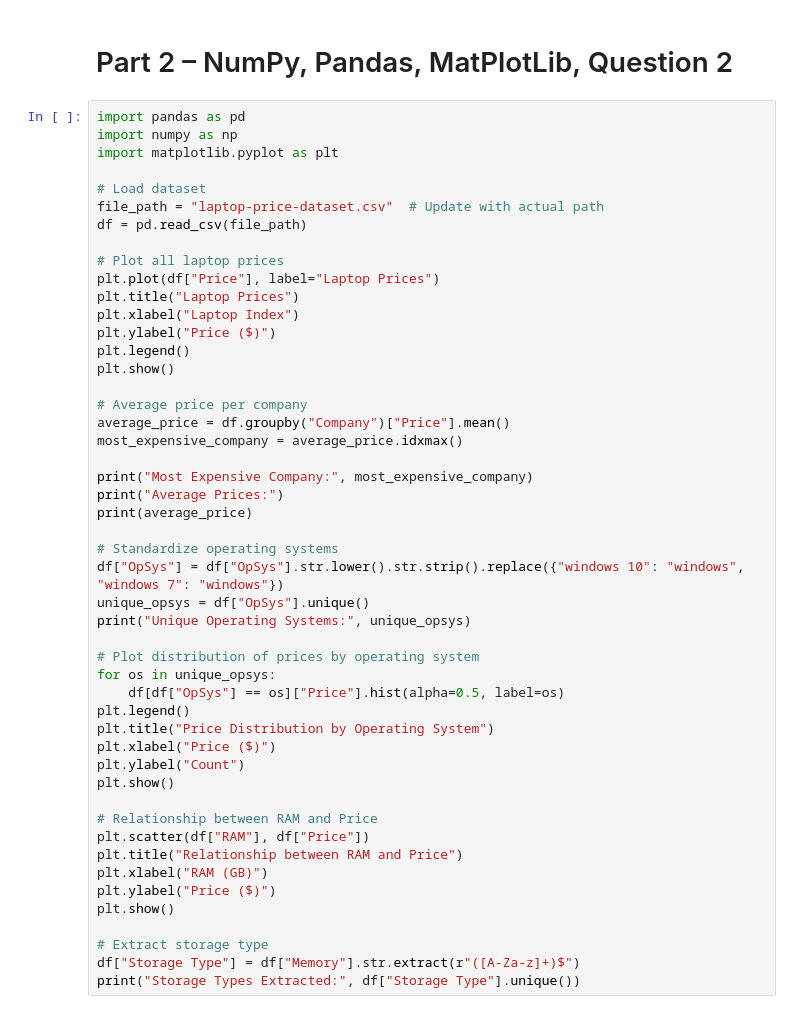
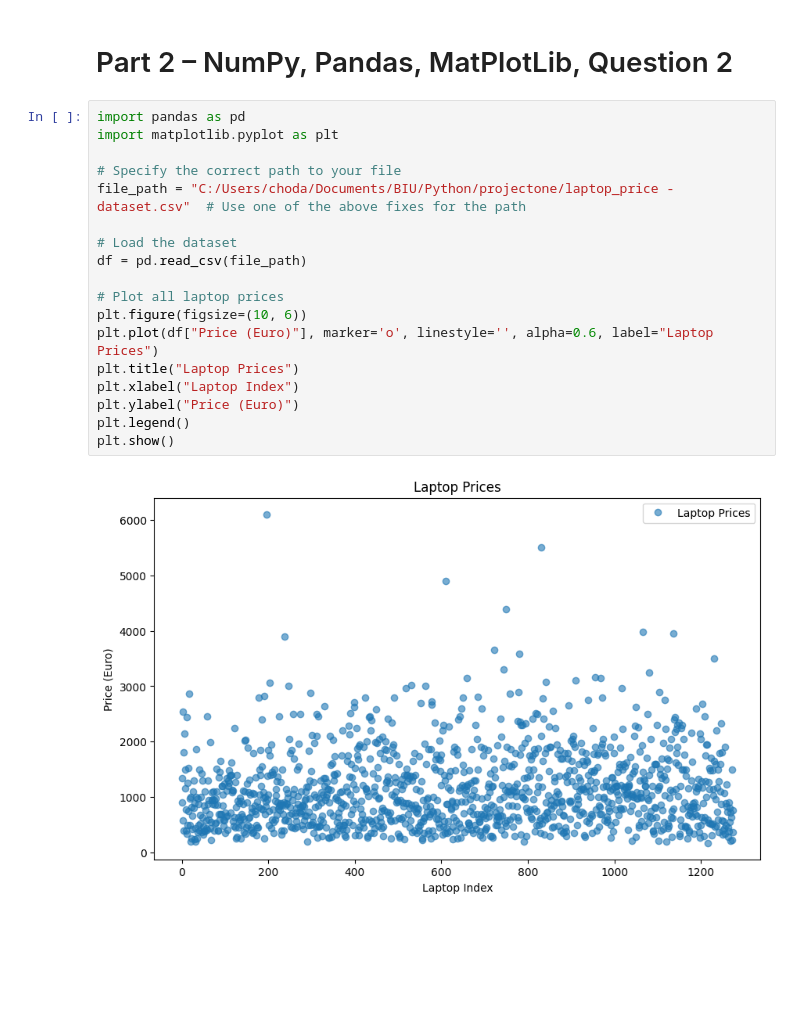
Before and after one commit to Danielachoc/projectone, a Jupyter notebook: notebook.ipynb, the cells around one changed output. Drawn from its saved outputs; the diff is of its cells as text; blank space fills up the shorter version.

```diff
--- a/notebook.ipynb
+++ b/notebook.ipynb
@@ -99,51 +124,22 @@ hello
 # %% [markdown]
 # Part 2 – NumPy, Pandas, MatPlotLib, Question 2
-# %%
-import pandas as pd
-import numpy as np
-import matplotlib.pyplot as plt
-
-# Load dataset
-file_path = "laptop-price-dataset.csv"  # Update with actual path
-df = pd.read_csv(file_path)
-
-# Plot all laptop prices
-plt.plot(df["Price"], label="Laptop Prices")
-plt.title("Laptop Prices")
-plt.xlabel("Laptop Index")
-plt.ylabel("Price ($)")
-plt.legend()
-plt.show()
-
-# Average price per company
-average_price = df.groupby("Company")["Price"].mean()
-most_expensive_company = average_price.idxmax()
-
-print("Most Expensive Company:", most_expensive_company)
-print("Average Prices:")
-print(average_price)
-
-# Standardize operating systems
-df["OpSys"] = df["OpSys"].str.lower().str.strip().replace({"windows 10": "windows", "windows 7": "windows"})
-unique_opsys = df["OpSys"].unique()
-print("Unique Operating Systems:", unique_opsys)
-
-# Plot distribution of prices by operating system
-for os in unique_opsys:
-    df[df["OpSys"] == os]["Price"].hist(alpha=0.5, label=os)
-plt.legend()
-plt.title("Price Distribution by Operating System")
-plt.xlabel("Price ($)")
-plt.ylabel("Count")
-plt.show()
-
-# Relationship between RAM and Price
-plt.scatter(df["RAM"], df["Price"])
-plt.title("Relationship between RAM and Price")
-plt.xlabel("RAM (GB)")
-plt.ylabel("Price ($)")
-plt.show()
-
-# Extract storage type
-df["Storage Type"] = df["Memory"].str.extract(r"([A-Za-z]+)$")
-print("Storage Types Extracted:", df["Storage Type"].unique())
+# %%
+import pandas as pd
+import matplotlib.pyplot as plt
+
+# Specify the correct path to your file
+file_path = "C:/Users/choda/Documents/BIU/Python/projectone/laptop_price - dataset.csv"  # Use one of the above fixes for the path
+
+# Load the dataset
+df = pd.read_csv(file_path)
+
+# Plot all laptop prices
+plt.figure(figsize=(10, 6))
+plt.plot(df["Price (Euro)"], marker='o', linestyle='', alpha=0.6, label="Laptop Prices")
+plt.title("Laptop Prices")
+plt.xlabel("Laptop Index")
+plt.ylabel("Price (Euro)")
+plt.legend()
+plt.show()
+# %% [output]
+[figure, added]
```
Also changed, not shown: parts of 1 cell of this notebook, 1 other file.
